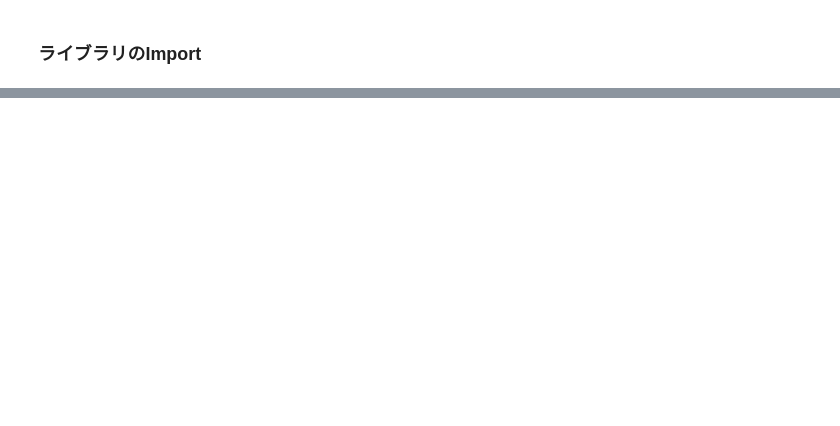
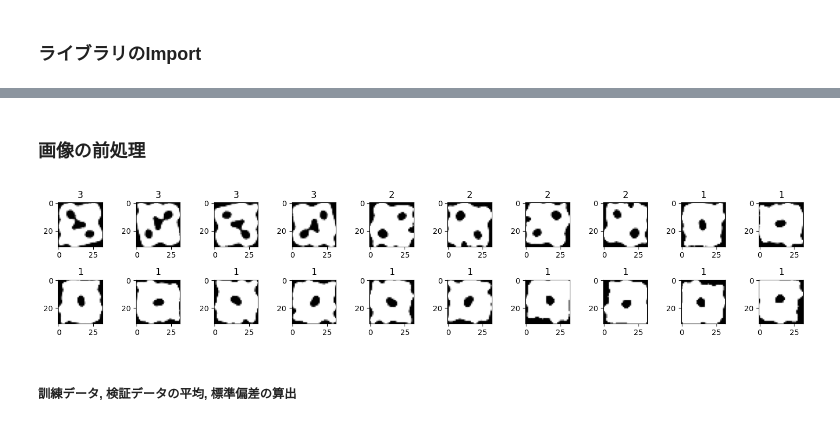
Before and after one commit to SStakafumi/sony-dice-competition, a Jupyter notebook: devide_dice.ipynb, the cells around one changed output, grey strips where cells are left out. Cells and saved outputs as stored; diff of their text form; code cells hidden in the pictures; blank space fills up the shorter version.

Commit message:
add predict test data code

```diff
--- a/devide_dice.ipynb
+++ b/devide_dice.ipynb
@@ -35,16 +2,0 @@ one_dice_idx, imgs, labels = getOneDiceImageInfoListFromArea()
-# %%
-imgs_x4 = []
-labels_x4 = []
-
-for i, img in enumerate(imgs):
-    img_rotate_90_clockwise = cv2.rotate(img, cv2.ROTATE_90_CLOCKWISE)
-    img_rotate_90_counterclockwise = cv2.rotate(img, cv2.ROTATE_90_COUNTERCLOCKWISE)
-    img_rotate_180 = cv2.rotate(img, cv2.ROTATE_180)
-
-    imgs_x4.append(img)
-    imgs_x4.append(img_rotate_90_clockwise)
-    imgs_x4.append(img_rotate_180)
-    imgs_x4.append(img_rotate_90_counterclockwise)
-
-    for j in range(4):
-        labels_x4.append(labels[i])
@@ -59,9 +2,0 @@ len(labels_x4)
-# %%
-# 可視化
-n = 20
-fig = plt.figure(figsize=(15, 15*((n//10)/10)))
-for i in range(n):
-    ax = fig.add_subplot(n//10, 10, i+1)
-    plt.imshow(imgs_x4[i], cmap='gray')
-    plt.title(labels_x4[i])
-    plt.tight_layout()
@@ -69,0 +37,17 @@ for i in range(n):
+# %% [markdown]
+### 画像の前処理
+# %%
+imgs, labels = getOneDiceRotate90(data_type='train')
+# %%
+# 可視化
+n = 20
+fig = plt.figure(figsize=(15, 15*((n//10)/10)))
+for i in range(n):
+    ax = fig.add_subplot(n//10, 10, i+1)
+    plt.imshow(imgs[i], cmap='gray')
+    plt.title(labels[i])
+    plt.tight_layout()
+# %% [output]
+[figure, added]
+# %% [markdown]
+##### 訓練データ, 検証データの平均, 標準偏差の算出
```
Also changed, not shown: parts of 56 cells of this notebook.
